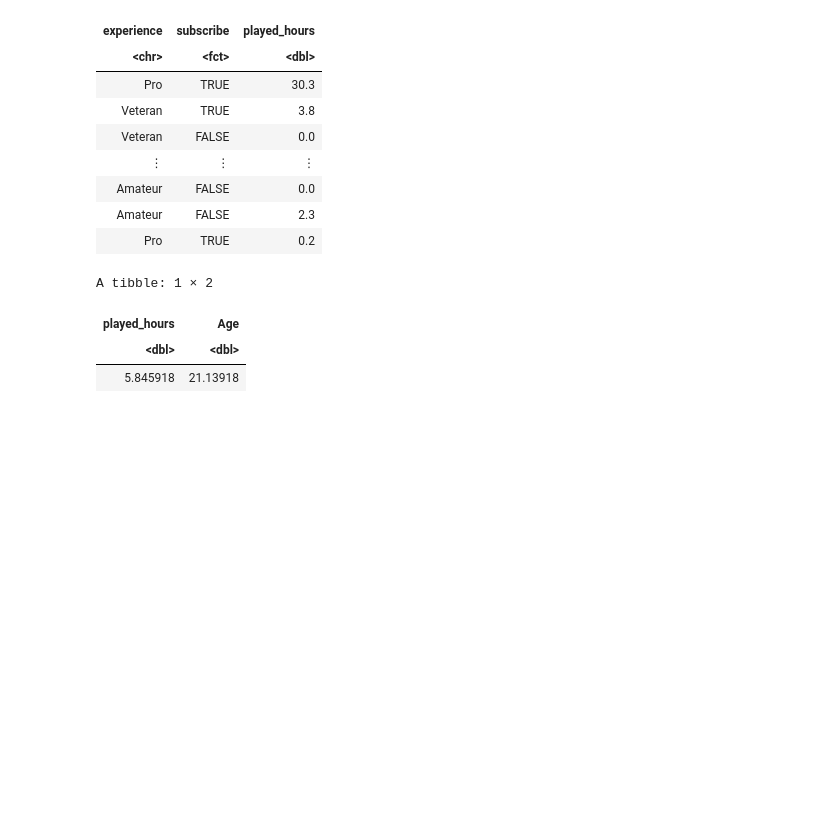
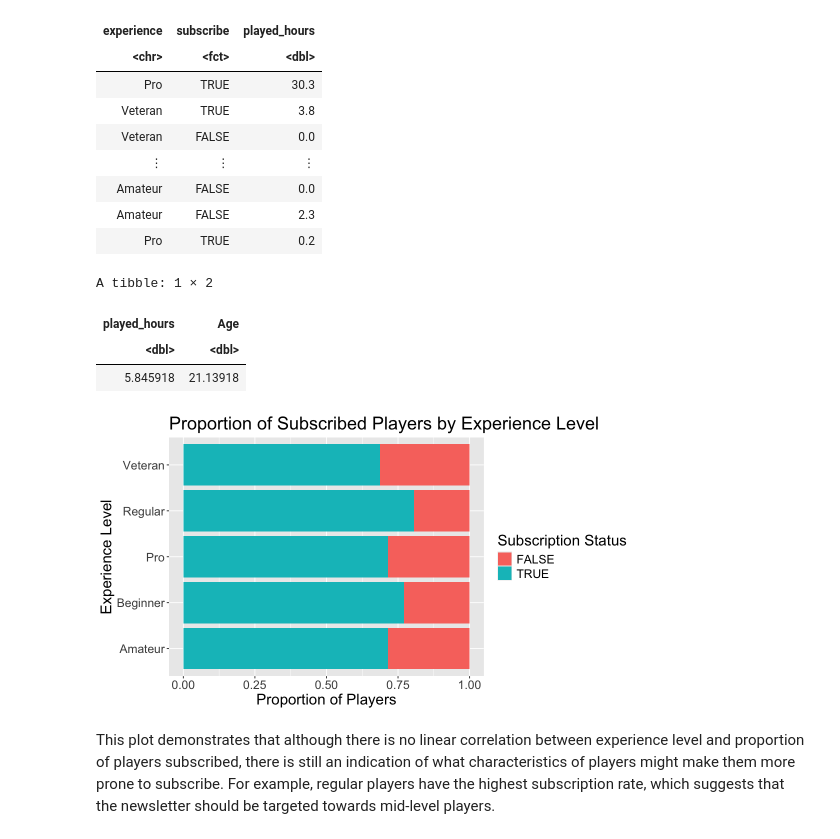
Before and after one commit to cfrancisb1-dot/DSCI-dsci-100-project-template, a Jupyter notebook: IndividualReport.ipynb, the cells around one changed output. Cells and saved outputs as stored; diff of their text form; code cells hidden in the pictures; blank space fills up the shorter version.

Commit message:
Visualisation 1

```diff
--- a/IndividualReport.ipynb
+++ b/IndividualReport.ipynb
@@ -125,3 +125,17 @@ A tibble: 1 × 2
 | played_hours | Age |
 | <dbl> | <dbl> |
 | 5.845918 | 21.13918 |
+# %%
+# Visualisation # 1
+
+options(repr.plot.width = 9, repr.plot.height = 5)
+players_plot <- players |>
+        ggplot(aes(y = experience, fill = subscribe)) +
+        geom_bar(position = "fill") +
+        labs(x = "Proportion of Players", y = "Experience Level", fill = "Subscription Status", title = "Proportion of Subscribed Players by Experience Level")+
+        theme(text = element_text(size = 18))
+players_plot
+# %% [output]
+[figure, added]
+# %% [markdown]
+This plot demonstrates that although there is no linear correlation between experience level and proportion of players subscribed, there is still an indication of what characteristics of players might make them more prone to subscribe. For example, regular players have the highest subscription rate, which suggests that the newsletter should be targeted towards mid-level players.
```
